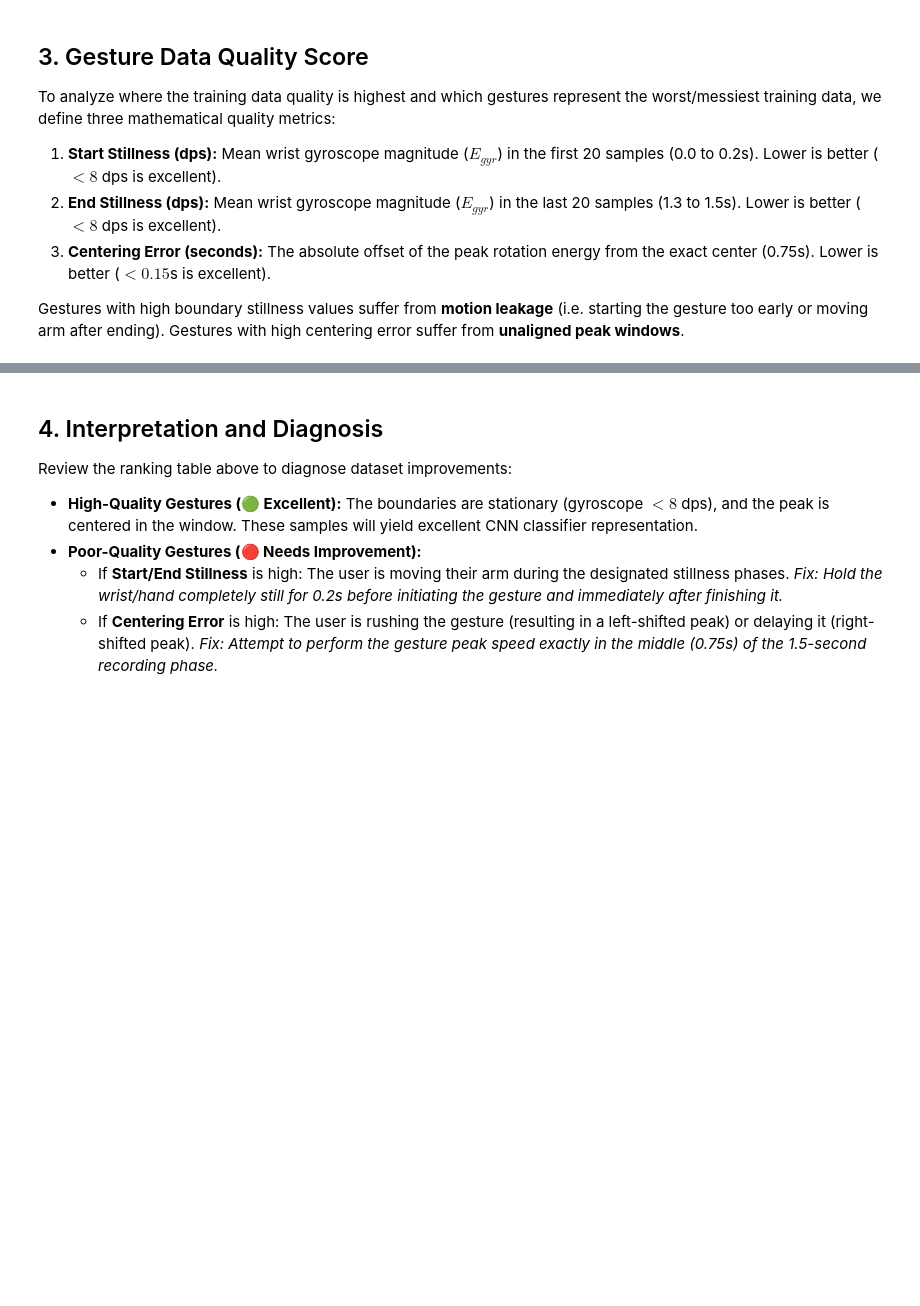
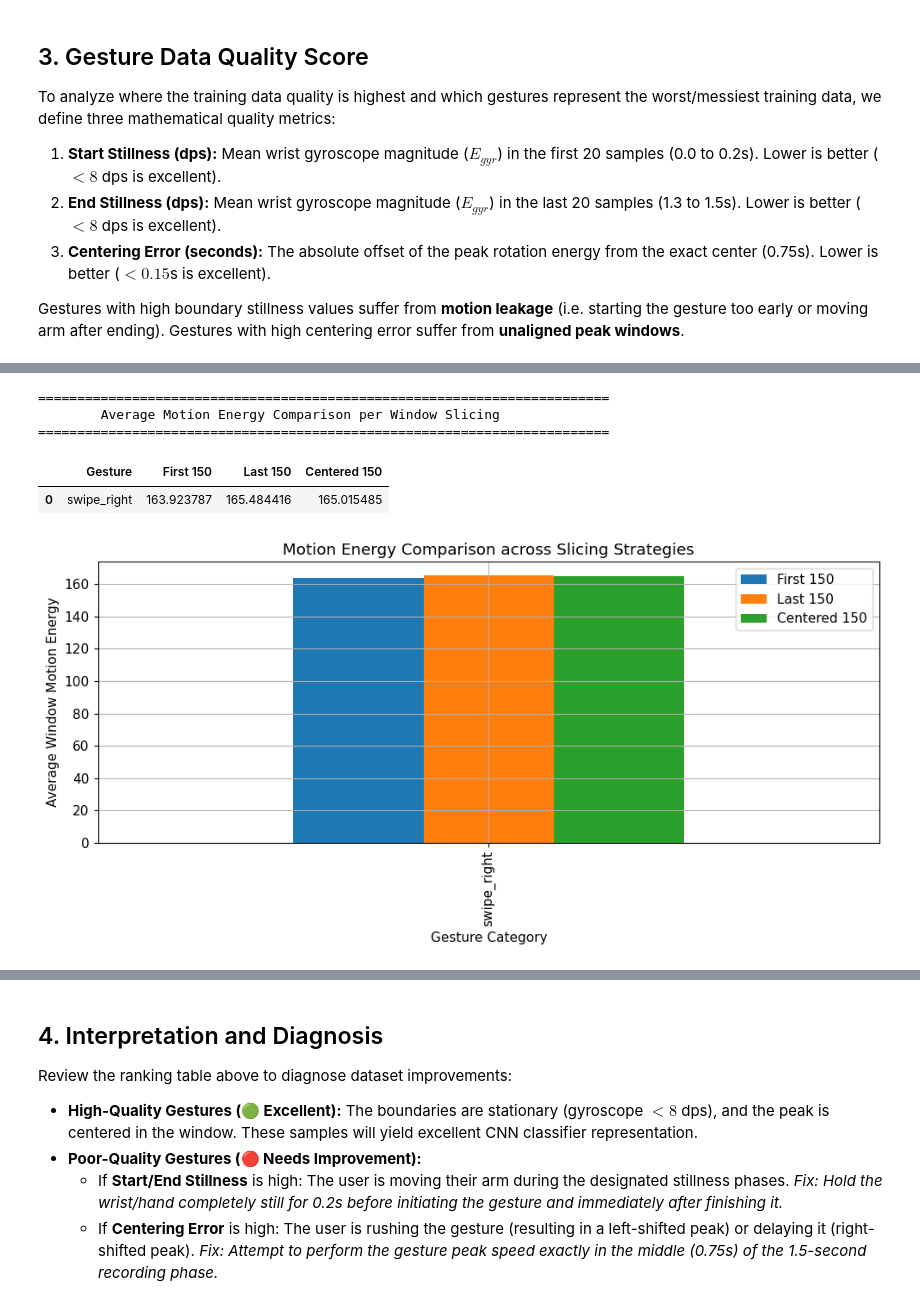
Before and after one commit to printjan/GestureGlove, a Jupyter notebook: scripts/analyze_motion_energy.ipynb, the cells around one changed output, grey strips where cells are left out. Drawn from its saved outputs; the diff is of its cells as text; code cells hidden in the pictures; blank space fills up the shorter version.

Commit message:
data recording pipeline update jan

```diff
--- a/scripts/analyze_motion_energy.ipynb
+++ b/scripts/analyze_motion_energy.ipynb
@@ -299,0 +314,62 @@ display(df_quality)
+# %%
+# Slicing comparison analysis
+comparison_records = []
+
+for gesture in gestures:
+    files = [Path(f) for f in DATA_DIR.glob(f"{gesture}/**/*.csv") if not Path(f).name.startswith("calibration") and not Path(f).name.startswith("energy_distribution")]
+
+    for f in files:
+        df = pd.read_csv(f)
+        txt_path = f.with_suffix('.txt')
+        if not txt_path.exists() or len(df) < TARGET_LENGTH:
+            continue
+
+        with open(txt_path, "r", encoding="utf-8") as tf:
+            start_idx = int(tf.read().strip())
+
+        # Calculate motion energy
+        def get_energy_sum(w_df):
+            a1 = np.sqrt(w_df['IMU1_accX']**2 + w_df['IMU1_accY']**2 + w_df['IMU1_accZ']**2) if 'IMU1_accX' in w_df.columns else np.zeros(len(w_df))
+            a2 = np.sqrt(w_df['IMU2_accX']**2 + w_df['IMU2_accY']**2 + w_df['IMU2_accZ']**2) if 'IMU2_accX' in w_df.columns else np.zeros(len(w_df))
+            g1 = np.sqrt(w_df['IMU1_gyrX']**2 + w_df['IMU1_gyrY']**2 + w_df['IMU1_gyrZ']**2) if 'IMU1_gyrX' in w_df.columns else np.zeros(len(w_df))
+            g2 = np.sqrt(w_df['IMU2_gyrX']**2 + w_df['IMU2_gyrY']**2 + w_df['IMU2_gyrZ']**2) if 'IMU2_gyrX' in w_df.columns else np.zeros(len(w_df))
+            e = np.abs(a1 - 1.0) + np.abs(a2 - 1.0) + 0.01 * (g1 + g2)
+            return float(e.sum())
+
+        e_first = get_energy_sum(df.iloc[:TARGET_LENGTH])
+        e_last = get_energy_sum(df.iloc[-TARGET_LENGTH:])
+        e_centered = get_energy_sum(df.iloc[start_idx : start_idx + TARGET_LENGTH])
+
+        comparison_records.append({
+            'Gesture': gesture,
+            'File': f.name,
+            'First 150': e_first,
+            'Last 150': e_last,
+            'Centered 150': e_centered
+        })
+
+df_comp = pd.DataFrame(comparison_records)
+if not df_comp.empty:
+    summary_comp = df_comp.groupby('Gesture')[['First 150', 'Last 150', 'Centered 150']].mean().reset_index()
+    print("=========================================================================")
+    print("        Average Motion Energy Comparison per Window Slicing              ")
+    print("=========================================================================")
+    display(summary_comp)
+
+    # Plotting comparison
+    summary_comp.plot(x='Gesture', y=['First 150', 'Last 150', 'Centered 150'], kind='bar', figsize=(10, 5))
+    plt.title('Motion Energy Comparison across Slicing Strategies')
+    plt.ylabel('Average Window Motion Energy')
+    plt.xlabel('Gesture Category')
+    plt.grid(True)
+    plt.tight_layout()
+    plt.show()
+else:
+    print("No sample files with .txt companion files found for slicing comparison.")
+# %% [output]
+=========================================================================
+        Average Motion Energy Comparison per Window Slicing
+=========================================================================
+|  | Gesture | First 150 | Last 150 | Centered 150 |
+| 0 | swipe_right | 163.923787 | 165.484416 | 165.015485 |
+[figure, added]
```
Also changed, not shown: parts of 8 cells of this notebook, 13 other files.
